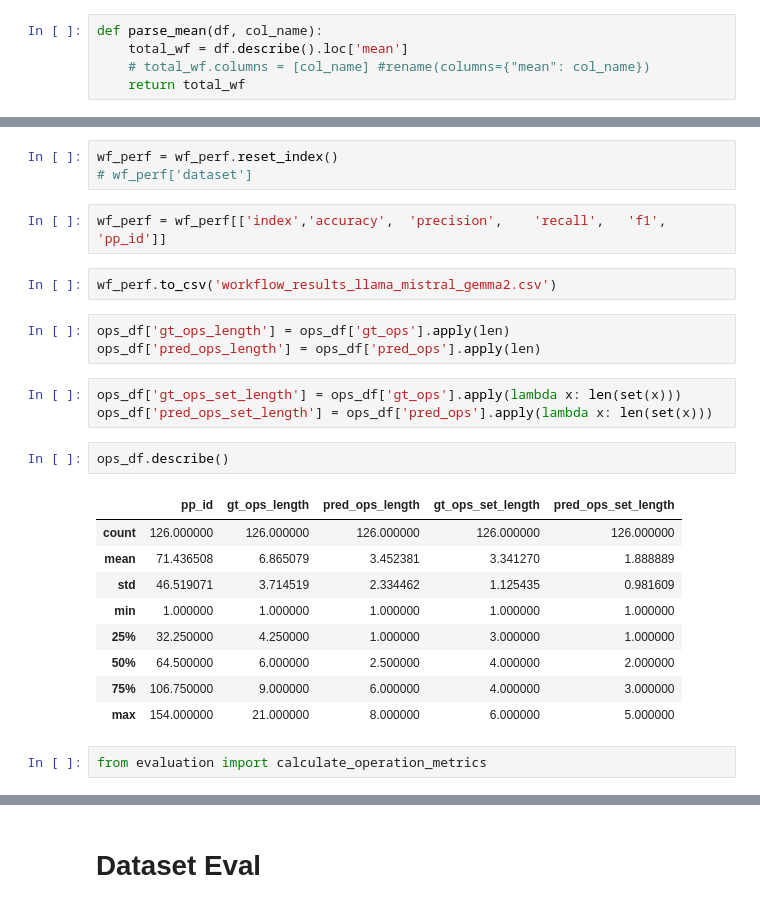
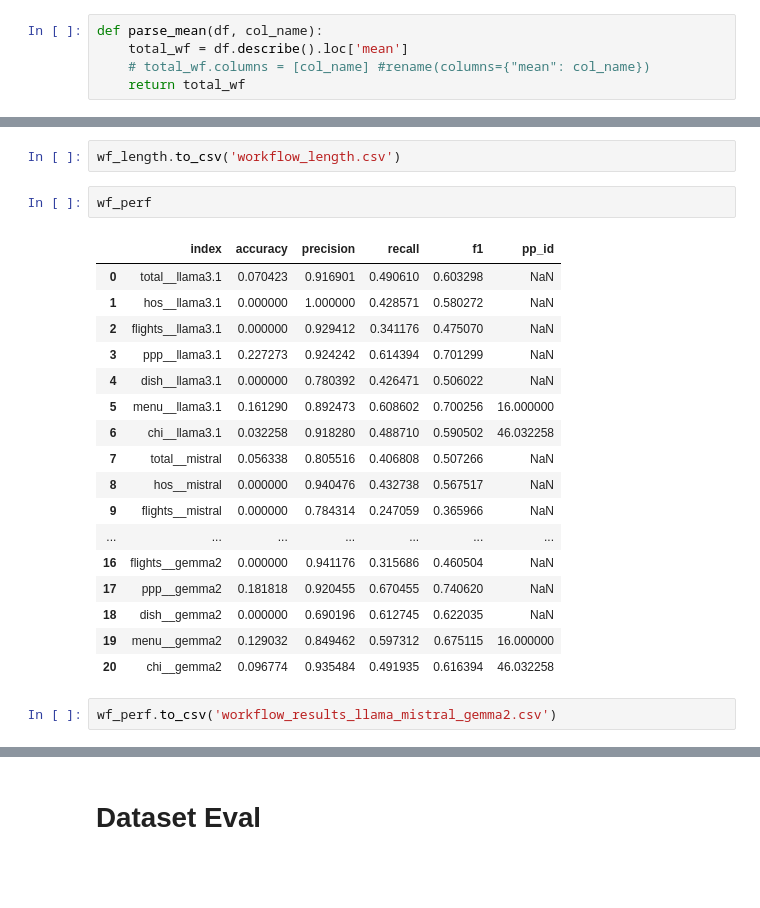
Before and after one commit to LanLi2017/LLM4DC, a Jupyter notebook: run_ev.ipynb, the cells around one changed output, grey strips where cells are left out. Drawn from its saved outputs; the diff is of its cells as text; blank space fills up the shorter version.

```diff
--- a/run_ev.ipynb
+++ b/run_ev.ipynb
@@ -222,27 +228,24 @@ wf_length
-# %%
-wf_perf = wf_perf.reset_index()
-# wf_perf['dataset']
-# %%
-wf_perf = wf_perf[['index','accuracy',	'precision',	'recall',	'f1',	'pp_id']]
+# %%
+wf_length.to_csv('workflow_length.csv')
+# %%
+wf_perf
+# %% [output]
+|  | index | accuracy | precision | recall | f1 | pp_id |
+| 0 | total__llama3.1 | 0.070423 | 0.916901 | 0.490610 | 0.603298 | NaN |
+| 1 | hos__llama3.1 | 0.000000 | 1.000000 | 0.428571 | 0.580272 | NaN |
+| 2 | flights__llama3.1 | 0.000000 | 0.929412 | 0.341176 | 0.475070 | NaN |
+| 3 | ppp__llama3.1 | 0.227273 | 0.924242 | 0.614394 | 0.701299 | NaN |
+| 4 | dish__llama3.1 | 0.000000 | 0.780392 | 0.426471 | 0.506022 | NaN |
+| 5 | menu__llama3.1 | 0.161290 | 0.892473 | 0.608602 | 0.700256 | 16.000000 |
+| 6 | chi__llama3.1 | 0.032258 | 0.918280 | 0.488710 | 0.590502 | 46.032258 |
+| 7 | total__mistral | 0.056338 | 0.805516 | 0.406808 | 0.507266 | NaN |
+| 8 | hos__mistral | 0.000000 | 0.940476 | 0.432738 | 0.567517 | NaN |
+| 9 | flights__mistral | 0.000000 | 0.784314 | 0.247059 | 0.365966 | NaN |
+| ... | ... | ... | ... | ... | ... | ... |
+| 16 | flights__gemma2 | 0.000000 | 0.941176 | 0.315686 | 0.460504 | NaN |
+| 17 | ppp__gemma2 | 0.181818 | 0.920455 | 0.670455 | 0.740620 | NaN |
+| 18 | dish__gemma2 | 0.000000 | 0.690196 | 0.612745 | 0.622035 | NaN |
+| 19 | menu__gemma2 | 0.129032 | 0.849462 | 0.597312 | 0.675115 | 16.000000 |
+| 20 | chi__gemma2 | 0.096774 | 0.935484 | 0.491935 | 0.616394 | 46.032258 |
 # %%
 wf_perf.to_csv('workflow_results_llama_mistral_gemma2.csv')
-# %%
-ops_df['gt_ops_length'] = ops_df['gt_ops'].apply(len)
-ops_df['pred_ops_length'] = ops_df['pred_ops'].apply(len)
-# %%
-ops_df['gt_ops_set_length'] = ops_df['gt_ops'].apply(lambda x: len(set(x)))
-ops_df['pred_ops_set_length'] = ops_df['pred_ops'].apply(lambda x: len(set(x)))
-# %%
-ops_df.describe()
-# %% [output]
-|  | pp_id | gt_ops_length | pred_ops_length | gt_ops_set_length | pred_ops_set_length |
-| count | 126.000000 | 126.000000 | 126.000000 | 126.000000 | 126.000000 |
-| mean | 71.436508 | 6.865079 | 3.452381 | 3.341270 | 1.888889 |
-| std | 46.519071 | 3.714519 | 2.334462 | 1.125435 | 0.981609 |
-| min | 1.000000 | 1.000000 | 1.000000 | 1.000000 | 1.000000 |
-| 25% | 32.250000 | 4.250000 | 1.000000 | 3.000000 | 1.000000 |
-| 50% | 64.500000 | 6.000000 | 2.500000 | 4.000000 | 2.000000 |
-| 75% | 106.750000 | 9.000000 | 6.000000 | 4.000000 | 3.000000 |
-| max | 154.000000 | 21.000000 | 8.000000 | 6.000000 | 5.000000 |
-# %%
-from evaluation import calculate_operation_metrics
```
Also changed, not shown: parts of 25 cells of this notebook, 13 other files.
